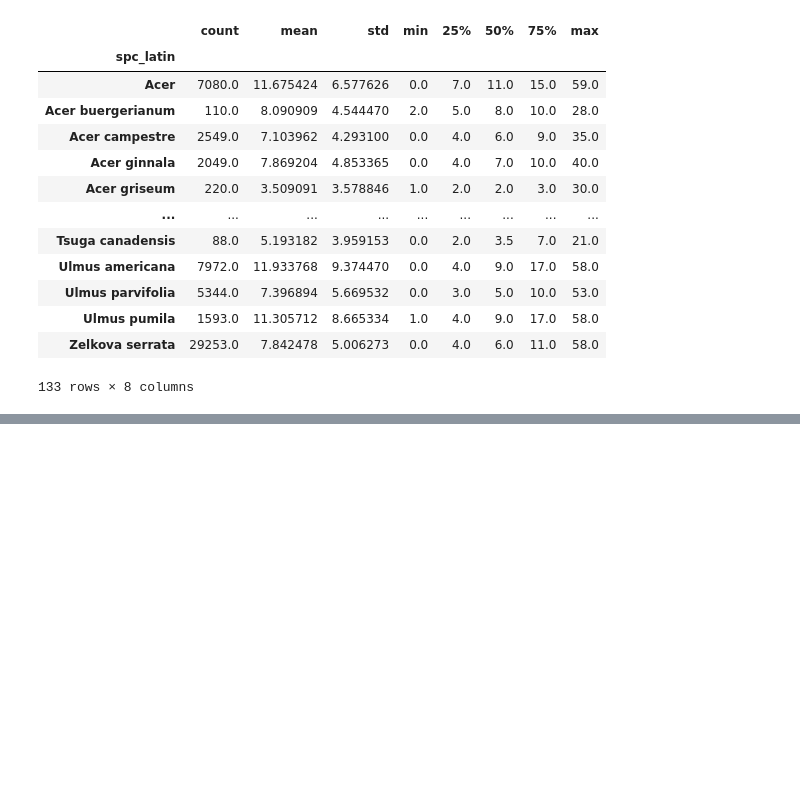
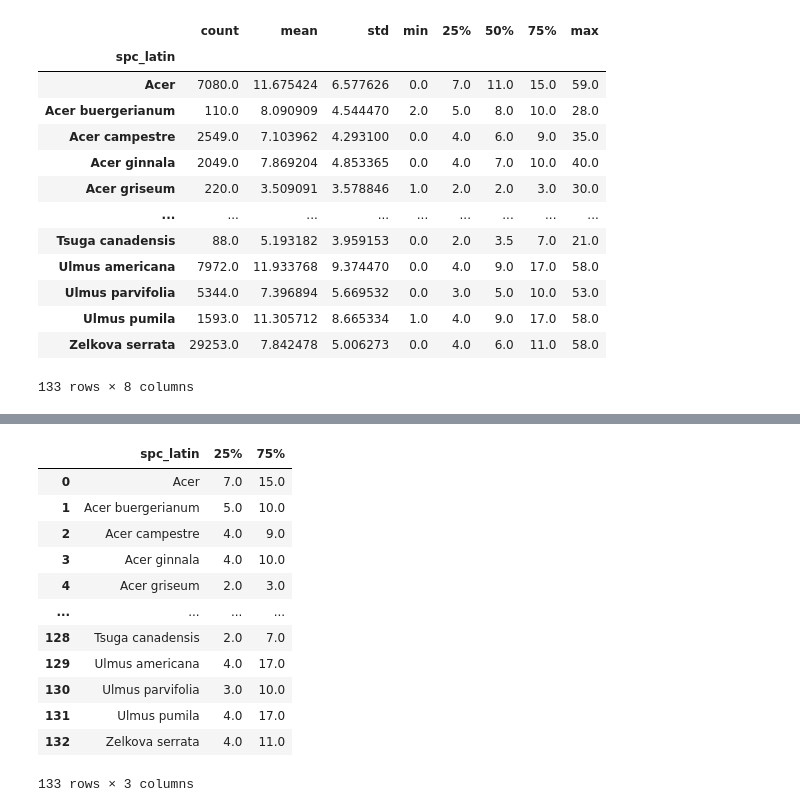
Before and after one commit to ron-ligsay/EDA, a Jupyter notebook: src/Data Cleaning/Data Cleaning.ipynb, the cells around one changed output, grey strips where cells are left out. Drawn from its saved outputs; the diff is of its cells as text; code cells hidden in the pictures; blank space fills up the shorter version.

```diff
--- a/src/Data Cleaning/Data Cleaning.ipynb
+++ b/src/Data Cleaning/Data Cleaning.ipynb
@@ -214,0 +231,17 @@ tree_census_subsets_alive.groupby('spc_latin')['tree_dbh'].describe()
+# %%
+stats_alive = tree_census_subsets_alive.groupby('spc_latin')['tree_dbh'].describe().reset_index()[['spc_latin', '25%', '75%']]
+stats_alive
+# %% [output]
+|  | spc_latin | 25% | 75% |
+| 0 | Acer | 7.0 | 15.0 |
+| 1 | Acer buergerianum | 5.0 | 10.0 |
+| 2 | Acer campestre | 4.0 | 9.0 |
+| 3 | Acer ginnala | 4.0 | 10.0 |
+| 4 | Acer griseum | 2.0 | 3.0 |
+| ... | ... | ... | ... |
+| 128 | Tsuga canadensis | 2.0 | 7.0 |
+| 129 | Ulmus americana | 4.0 | 17.0 |
+| 130 | Ulmus parvifolia | 3.0 | 10.0 |
+| 131 | Ulmus pumila | 4.0 | 17.0 |
+| 132 | Zelkova serrata | 4.0 | 11.0 |
+133 rows × 3 columns
```
Also changed, not shown: parts of 6 cells of this notebook.
